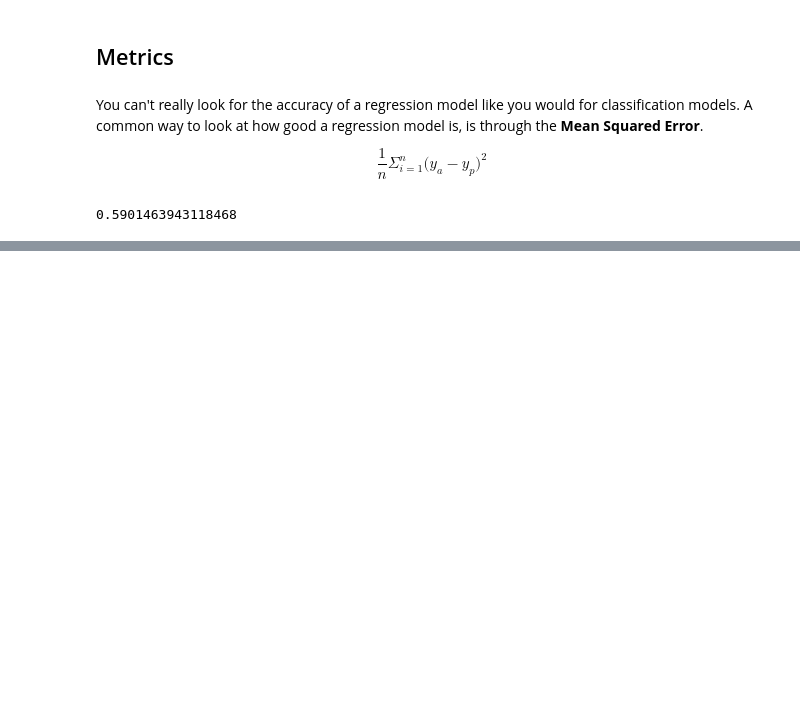
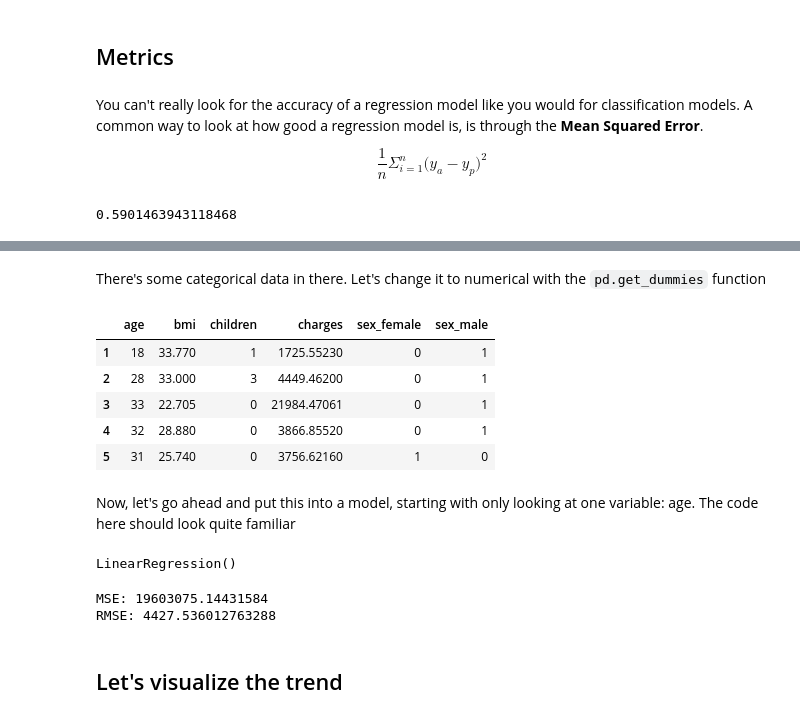
Before and after one commit to ishaandey/node, a Jupyter notebook: week-8/workshop/lin-reg/lin-reg_key.ipynb, the cells around one changed output, grey strips where cells are left out. Cells and saved outputs as stored; diff of their text form; code cells hidden in the pictures; blank space fills up the shorter version.

```diff
--- a/week-8/workshop/lin-reg/lin-reg_key.ipynb
+++ b/week-8/workshop/lin-reg/lin-reg_key.ipynb
@@ -159,0 +188,7 @@ px.scatter(med, x = "age", y = "charges", color = "children", opacity=.5)
+# %%
+# Get only the non-smokers
+non_smoker = med[med['smoker']=="no"]
+
+# Go ahead and drop the smoker column (redudancy)
+non_smoker = non_smoker.drop("smoker", axis=1)
+non_smoker.head()
@@ -159,0 +202,45 @@ px.scatter(med, x = "age", y = "charges", color = "children", opacity=.5)
+# %% [markdown]
+There's some categorical data in there. Let's change it to numerical with the `pd.get_dummies` function
+# %%
+# Change the categorical data to numerical
+num_ns = pd.get_dummies(non_smoker)
+num_ns.head()
+# %% [output]
+|  | age | bmi | children | charges | sex_female | sex_male |
+| 1 | 18 | 33.770 | 1 | 1725.55230 | 0 | 1 |
+| 2 | 28 | 33.000 | 3 | 4449.46200 | 0 | 1 |
+| 3 | 33 | 22.705 | 0 | 21984.47061 | 0 | 1 |
+| 4 | 32 | 28.880 | 0 | 3866.85520 | 0 | 1 |
+| 5 | 31 | 25.740 | 0 | 3756.62160 | 1 | 0 |
+# %% [markdown]
+Now, let's go ahead and put this into a model, starting with only looking at one variable: age. The code here should look quite familiar
+# %%
+# Divide into X and y
+X = num_ns[['age']]
+y = num_ns['charges']
+
+# Split the data
+X_train, X_test, y_train, y_test = train_test_split(X, y, test_size=.2, random_state=42)
+
+# Create and train the model
+reg = LinearRegression()
+reg.fit(X_train, y_train)
+# %% [output]
+LinearRegression()
+# %%
+# Generate Predictions
+predicted = reg.predict(X_test)
+actual = np.array(y_test)
+
+# Get MSE
+mse_age = mean_squared_error(y_pred=predicted, y_true=actual)
+print("MSE:",mse_age)
+
+# Get RMSE
+rmse_age = mean_squared_error(y_pred=predicted, y_true=actual, squared=False)
+print("RMSE:",rmse_age)
+# %% [output]
+MSE: 19603075.14431584
+RMSE: 4427.536012763288
+# %% [markdown]
+## Let's visualize the trend
```
Also changed, not shown: parts of 16 cells of this notebook, 1 other file.
